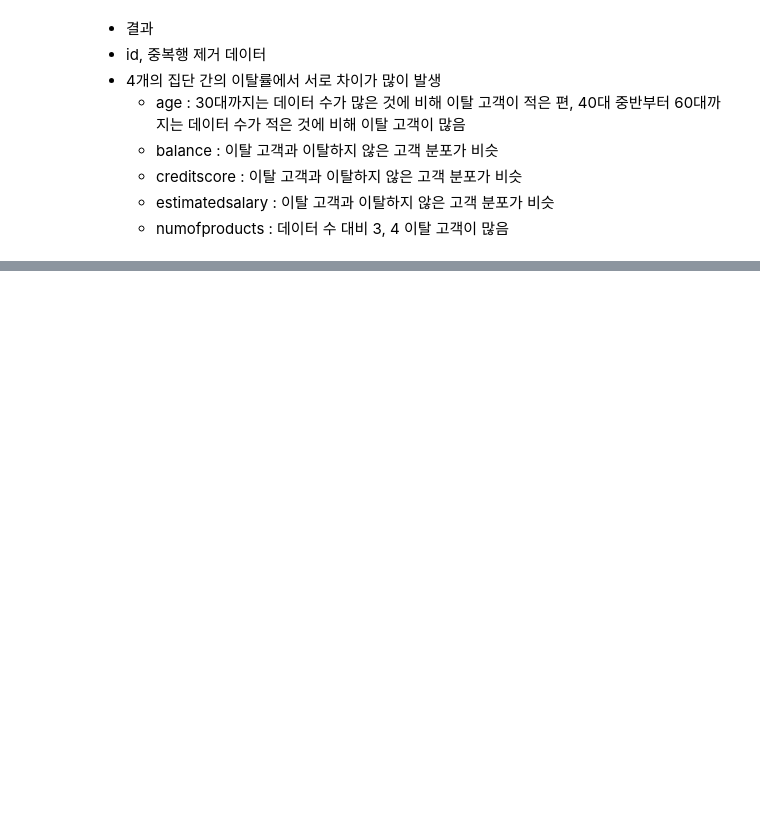
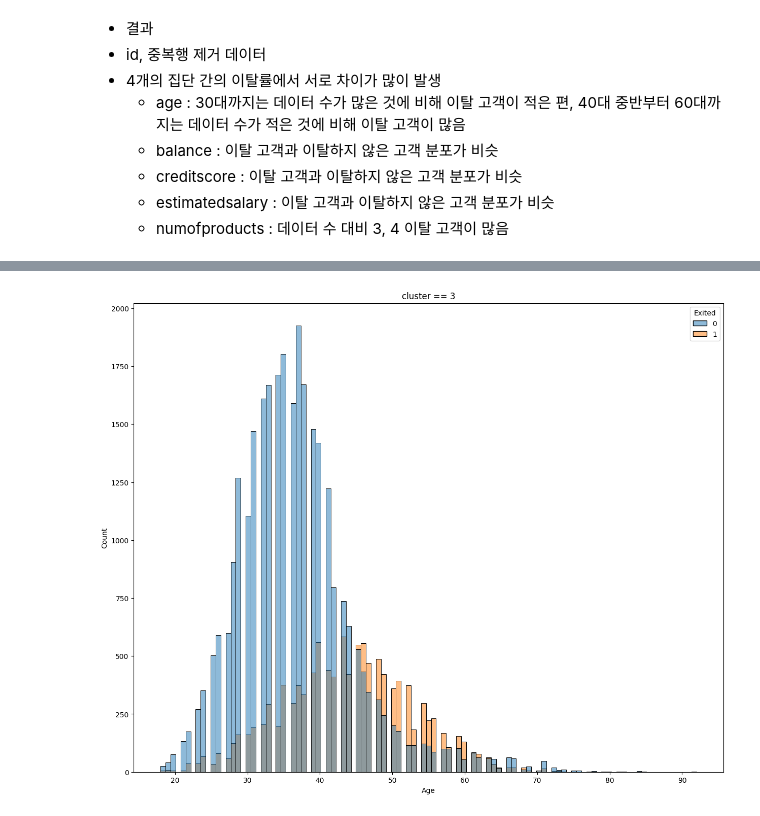
Before and after one commit to kikipark9/ML_Team_Project, a Jupyter notebook: eda_source/KMeans_Clustering.ipynb, the cells around one changed output, grey strips where cells are left out. Saved outputs shown, nothing was run; the diff lists cells and outputs as text; code cells hidden in the pictures; blank space fills up the shorter version.

```diff
--- a/eda_source/KMeans_Clustering.ipynb
+++ b/eda_source/KMeans_Clustering.ipynb
@@ -293,0 +351,7 @@ Name: Exited, dtype: float64
+# %%
+plt.figure(figsize=(15,12))
+sns.histplot(x = kmeans_df[kmeans_df['cluster'] == 3]['Age'], hue = kmeans_df[kmeans_df['cluster'] == 3]['Exited'], palette = sns.color_palette())
+plt.title('cluster == 3')
+plt.show();
+# %% [output]
+[figure, added]
```
Also changed, not shown: parts of 26 cells of this notebook.
